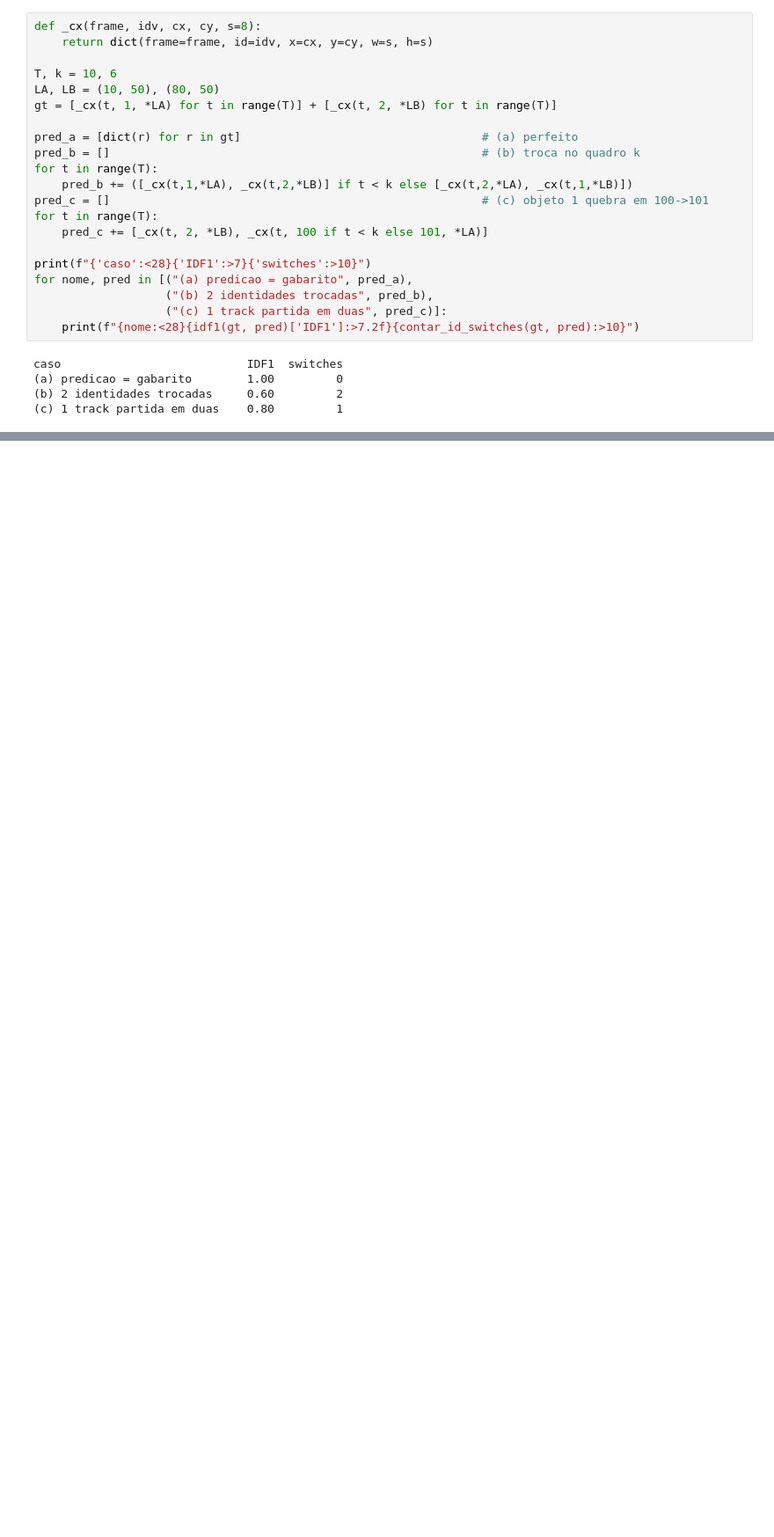
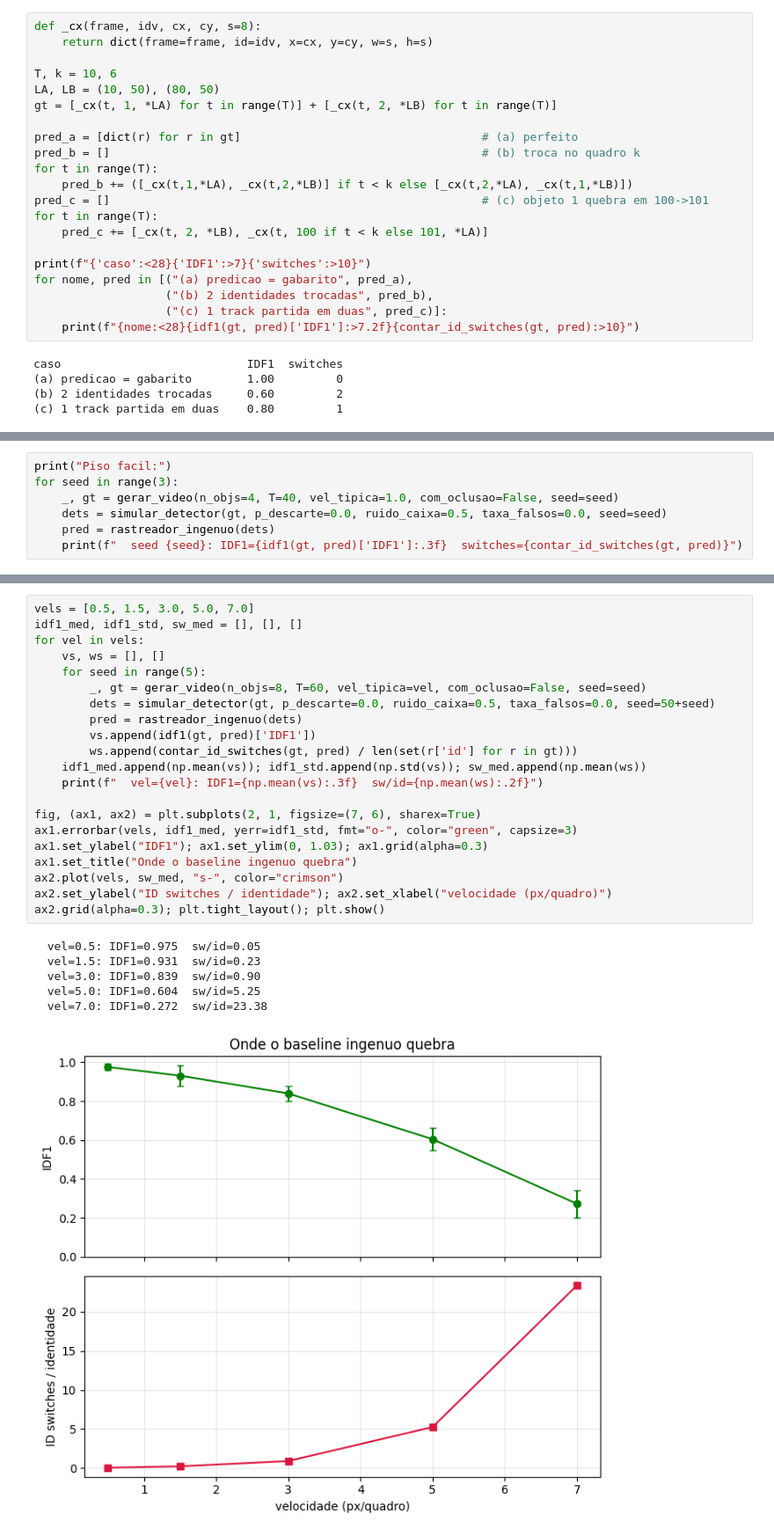
Before and after one commit to RogerVin1/PA2_Deep_Learning, a Jupyter notebook: Assignment2_DL.ipynb, the cells around one changed output, grey strips where cells are left out. Shown at 88% size. Saved outputs shown, nothing was run; the diff lists cells and outputs as text; blank space fills up the shorter version.

```diff
--- a/Assignment2_DL.ipynb
+++ b/Assignment2_DL.ipynb
@@ -264,0 +276,7 @@ caso                           IDF1  switches
+# %%
+print("Piso facil:")
+for seed in range(3):
+    _, gt = gerar_video(n_objs=4, T=40, vel_tipica=1.0, com_oclusao=False, seed=seed)
+    dets = simular_detector(gt, p_descarte=0.0, ruido_caixa=0.5, taxa_falsos=0.0, seed=seed)
+    pred = rastreador_ingenuo(dets)
+    print(f"  seed {seed}: IDF1={idf1(gt, pred)['IDF1']:.3f}  switches={contar_id_switches(gt, pred)}")
@@ -264,0 +288,28 @@ caso                           IDF1  switches
+# %%
+vels = [0.5, 1.5, 3.0, 5.0, 7.0]
+idf1_med, idf1_std, sw_med = [], [], []
+for vel in vels:
+    vs, ws = [], []
+    for seed in range(5):
+        _, gt = gerar_video(n_objs=8, T=60, vel_tipica=vel, com_oclusao=False, seed=seed)
+        dets = simular_detector(gt, p_descarte=0.0, ruido_caixa=0.5, taxa_falsos=0.0, seed=50+seed)
+        pred = rastreador_ingenuo(dets)
+        vs.append(idf1(gt, pred)['IDF1'])
+        ws.append(contar_id_switches(gt, pred) / len(set(r['id'] for r in gt)))
+    idf1_med.append(np.mean(vs)); idf1_std.append(np.std(vs)); sw_med.append(np.mean(ws))
+    print(f"  vel={vel}: IDF1={np.mean(vs):.3f}  sw/id={np.mean(ws):.2f}")
+
+fig, (ax1, ax2) = plt.subplots(2, 1, figsize=(7, 6), sharex=True)
+ax1.errorbar(vels, idf1_med, yerr=idf1_std, fmt="o-", color="green", capsize=3)
+ax1.set_ylabel("IDF1"); ax1.set_ylim(0, 1.03); ax1.grid(alpha=0.3)
+ax1.set_title("Onde o baseline ingenuo quebra")
+ax2.plot(vels, sw_med, "s-", color="crimson")
+ax2.set_ylabel("ID switches / identidade"); ax2.set_xlabel("velocidade (px/quadro)")
+ax2.grid(alpha=0.3); plt.tight_layout(); plt.show()
+# %% [output]
+  vel=0.5: IDF1=0.975  sw/id=0.05
+  vel=1.5: IDF1=0.931  sw/id=0.23
+  vel=3.0: IDF1=0.839  sw/id=0.90
+  vel=5.0: IDF1=0.604  sw/id=5.25
+  vel=7.0: IDF1=0.272  sw/id=23.38
+[figure, added]
```
Also changed, not shown: parts of 4 cells of this notebook.
